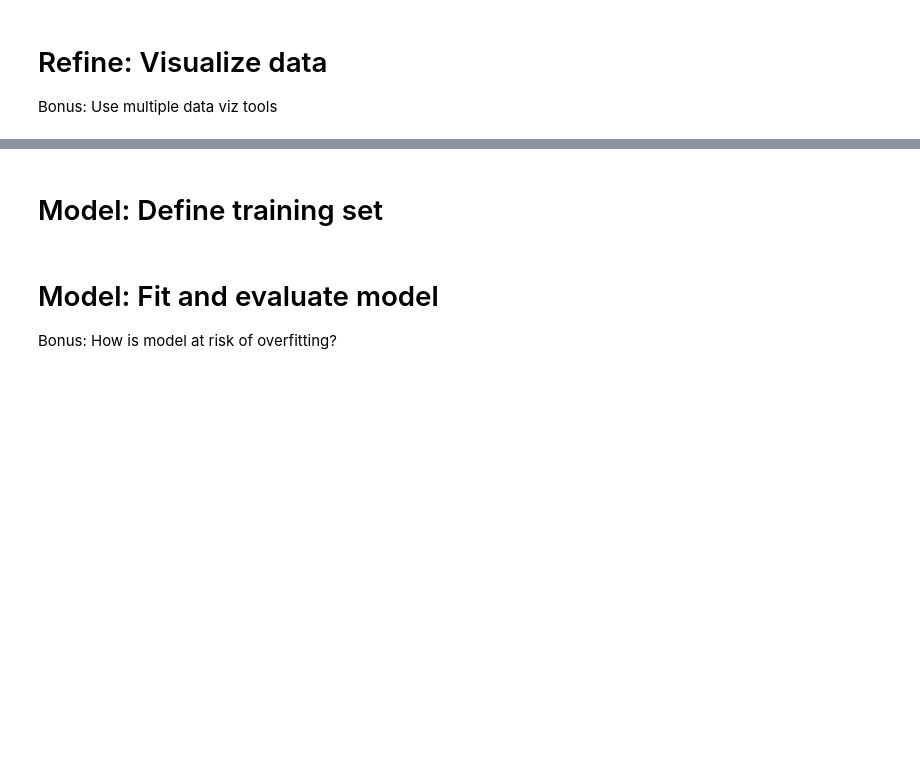
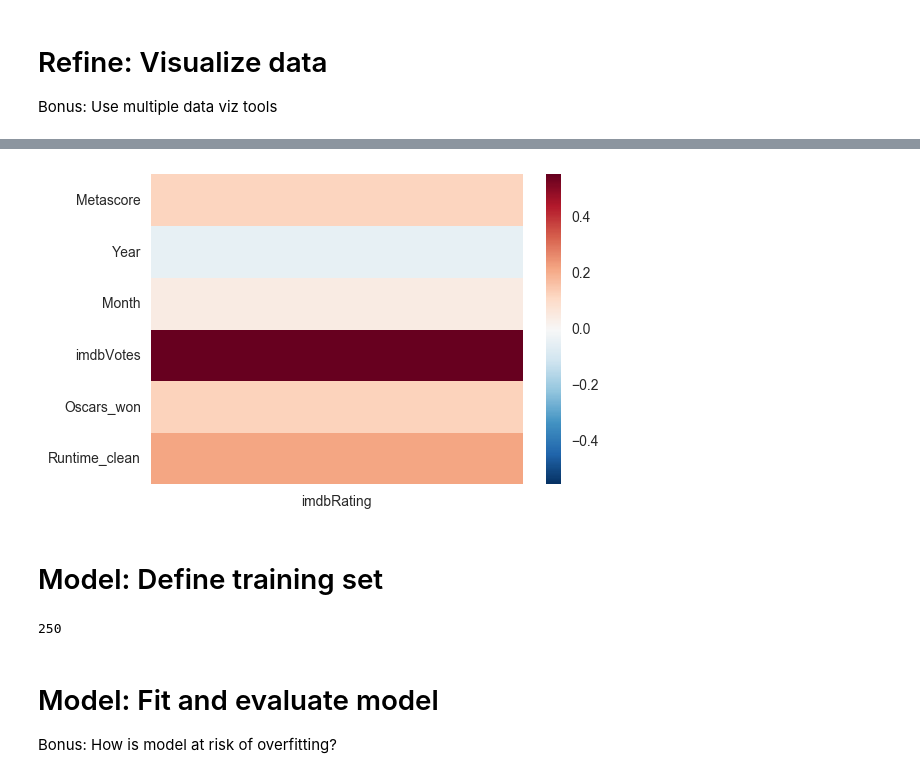
Before and after one commit to spockl/ga-dsi-1, a Jupyter notebook: projects/projects-weekly/project-06/project-6-jocelyn-ong.ipynb, the cells around one changed output, grey strips where cells are left out. Saved outputs shown, nothing was run; the diff lists cells and outputs as text; code cells hidden in the pictures; blank space fills up the shorter version.

```diff
--- a/projects/projects-weekly/project-06/project-6-jocelyn-ong.ipynb
+++ b/projects/projects-weekly/project-06/project-6-jocelyn-ong.ipynb
@@ -201,0 +303,4 @@ sns.heatmap(df2[['Actors', 'Awards', 'Country', 'Director', 'Genre',
+# %%
+sns.heatmap(df2[rel_columns[:19]].corr()[["imdbRating"]].iloc[1:]);
+# %% [output]
+[figure, added]
@@ -202,2 +309,6 @@ sns.heatmap(df2[['Actors', 'Awards', 'Country', 'Director', 'Genre',
 # %% [markdown]
 # Model: Define training set
+# %%
+len(df2["Month"])
+# %% [output]
+250
```
Also changed, not shown: parts of 69 cells of this notebook, 6 other files.
